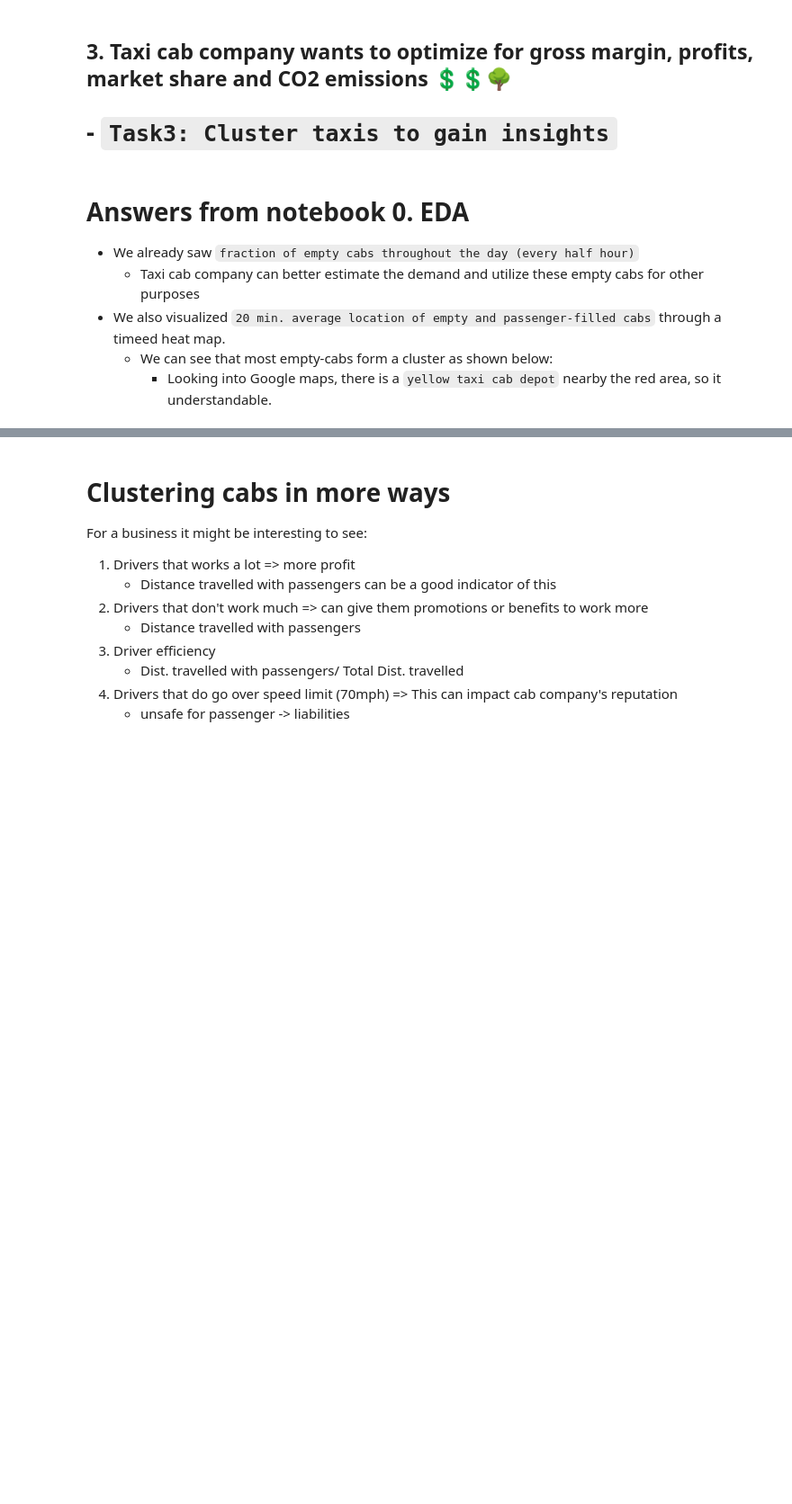
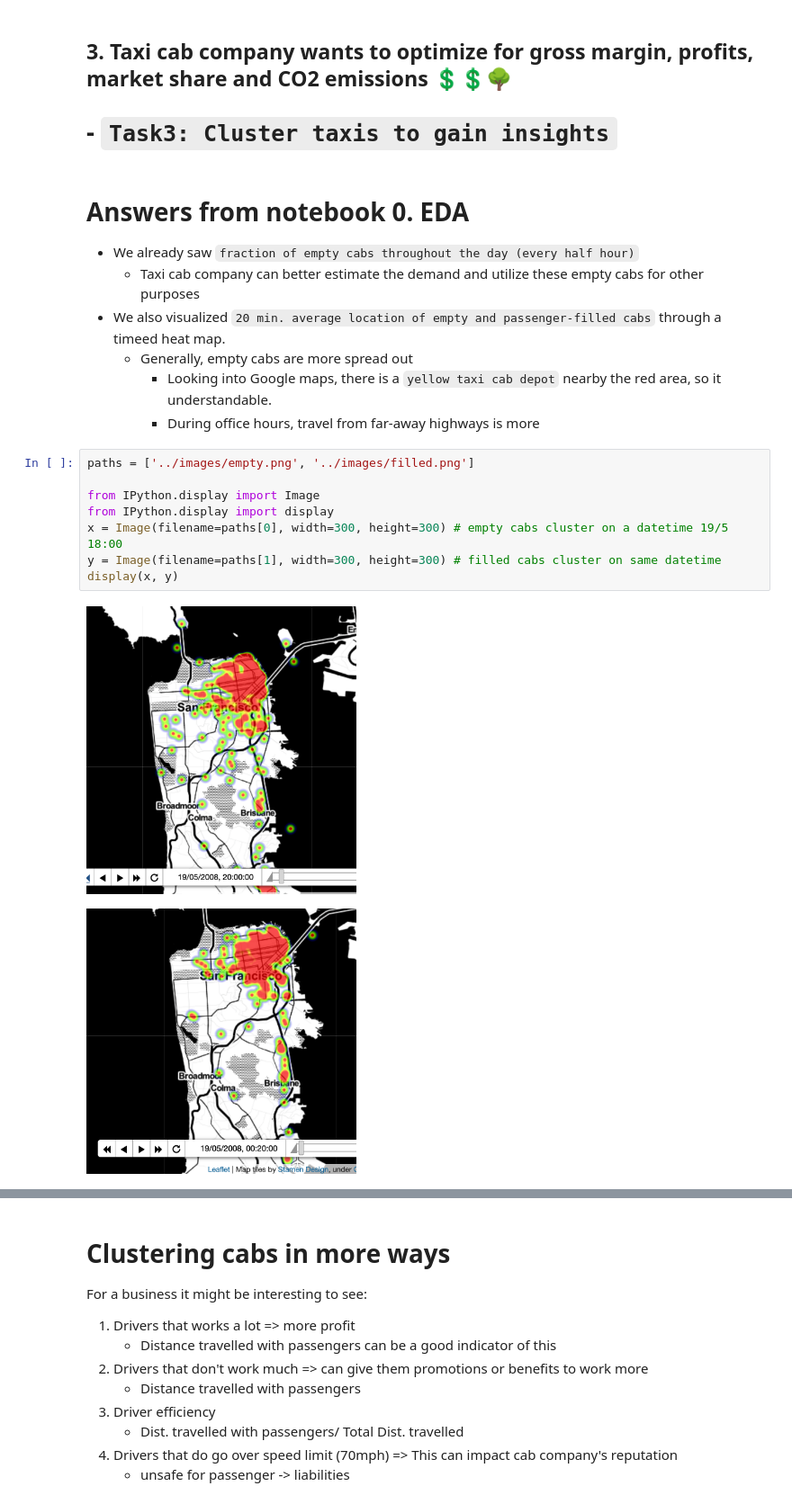
Before and after one commit to Shivam-Miglani/cab_data_analysis, a Jupyter notebook: notebooks/03_cab_clusters.ipynb, the cells around one changed output, grey strips where cells are left out. Shown at 90% size. Drawn from its saved outputs; the diff is of its cells as text; blank space fills up the shorter version.

```diff
--- a/notebooks/03_cab_clusters.ipynb
+++ b/notebooks/03_cab_clusters.ipynb
@@ -17,6 +19,18 @@ pd.options.display.float_format = "{:0.5f}".format
 - We already saw `fraction of empty cabs throughout the day (every half hour)`
   - Taxi cab company can better estimate the demand and utilize these empty cabs for other purposes
 - We also visualized `20 min. average location of empty and passenger-filled cabs` through a timeed heat map.
-  - We can see that most empty-cabs form a cluster as shown below:
+  - Generally, empty cabs are more spread out
     - Looking into Google maps, there is a `yellow taxi cab depot` nearby the red area, so it understandable.
+    - During office hours, travel from far-away highways is more
+# %%
+paths = ['../images/empty.png', '../images/filled.png']
+
+from IPython.display import Image
+from IPython.display import display
+x = Image(filename=paths[0], width=300, height=300) # empty cabs cluster on a datetime 19/5 18:00
+y = Image(filename=paths[1], width=300, height=300) # filled cabs cluster on same datetime
+display(x, y)
+# %% [output]
+[figure, added]
+[figure, added]
 # %%
```
Also changed, not shown: parts of 9 cells of this notebook, 4 other files.
